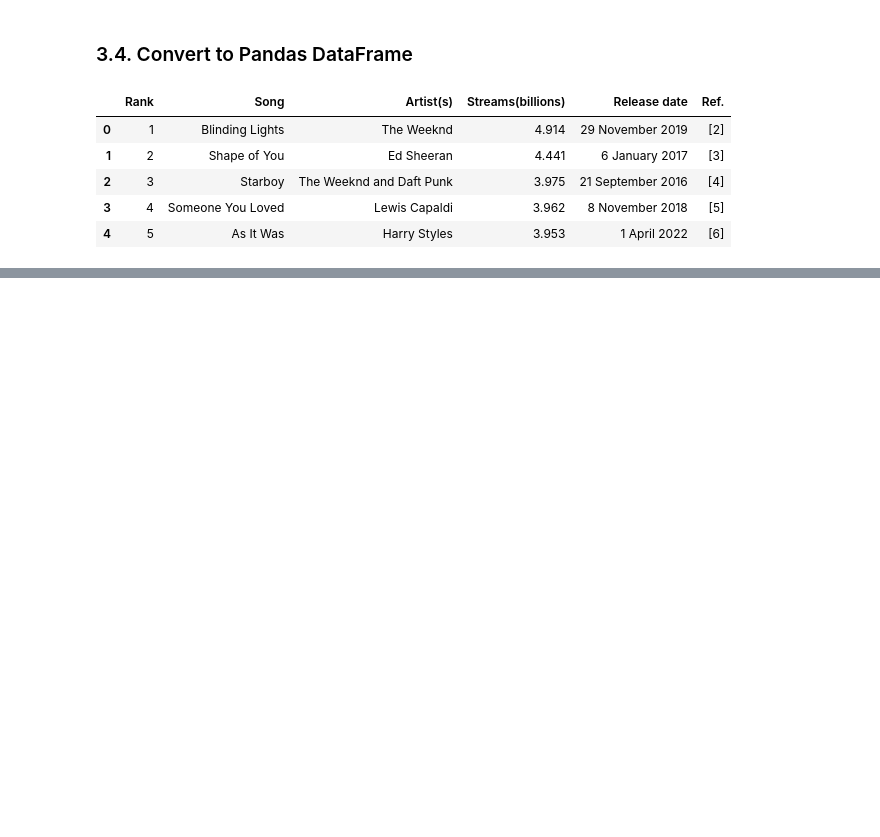
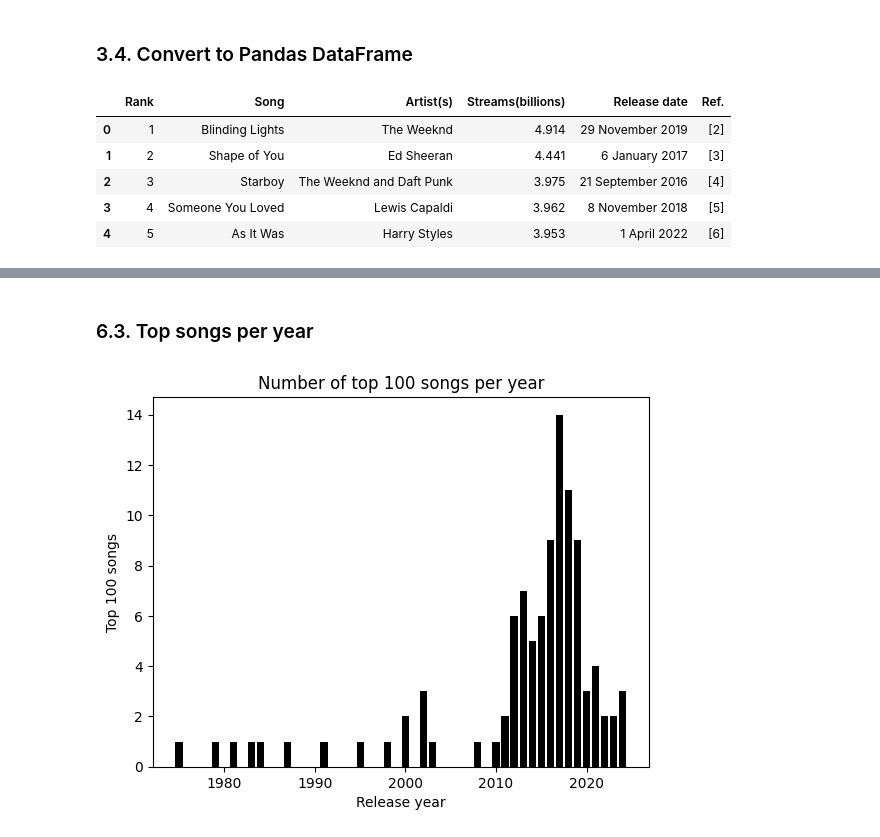
Before and after one commit to 4GeeksAcademy/gperdrizet-web-scraping-project-tutorial, a Jupyter notebook: src/explore.ipynb, the cells around one changed output, grey strips where cells are left out. Drawn from its saved outputs; the diff is of its cells as text; code cells hidden in the pictures; blank space fills up the shorter version.

```diff
--- a/src/explore.ipynb
+++ b/src/explore.ipynb
@@ -114,0 +202,12 @@ results_df.head()
+# %% [markdown]
+### 6.3. Top songs per year
+# %%
+yearly_df = results_df['Release date'].dt.year.value_counts()
+
+plt.title('Number of top 100 songs per year')
+plt.bar(yearly_df.index, yearly_df, color='black')
+plt.xlabel('Release year')
+plt.ylabel('Top 100 songs')
+plt.show()
+# %% [output]
+[figure, added]
```
Also changed, not shown: parts of 17 cells of this notebook.
